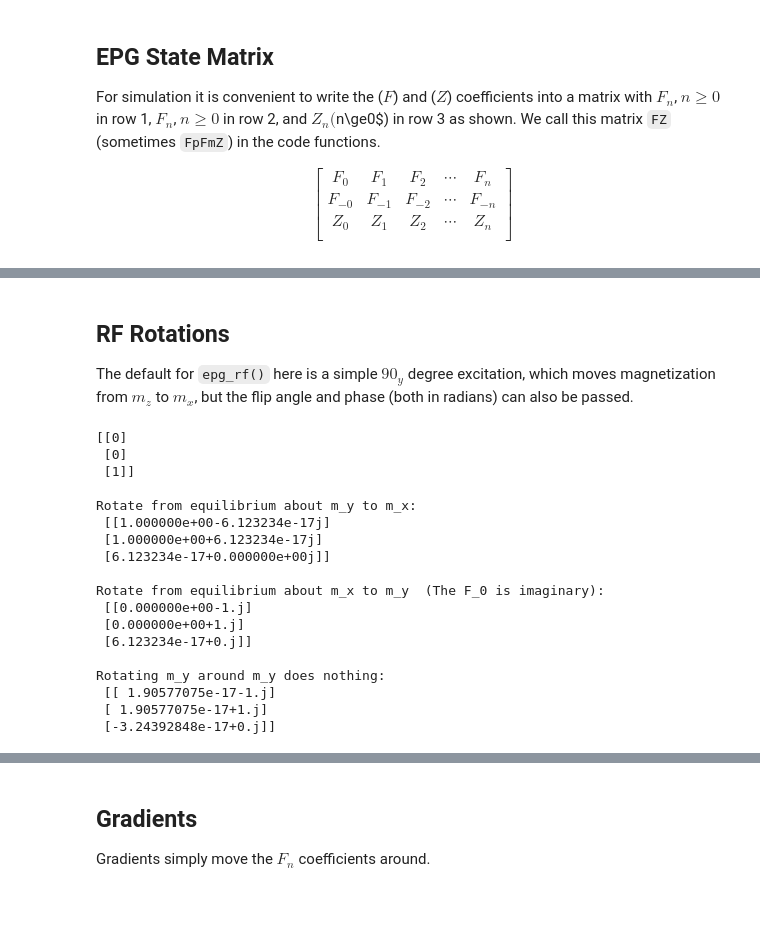
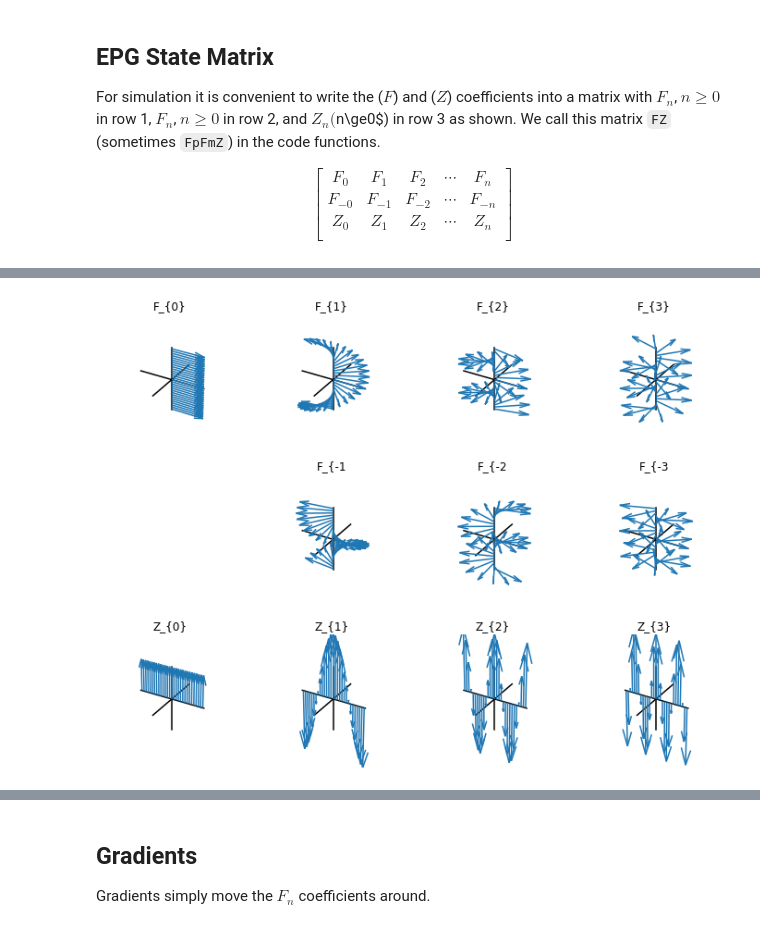
Before and after one commit to mribri999/MRSignalsSeqs, a Jupyter notebook: Python/Rad 229 - Extended Phase Graphs (EPGs) Tutorial.ipynb, the cells around one changed output, grey strips where cells are left out. Saved outputs shown, nothing was run; the diff lists cells and outputs as text; code cells hidden in the pictures; blank space fills up the shorter version.

```diff
--- a/Python/Rad 229 - Extended Phase Graphs (EPGs) Tutorial.ipynb
+++ b/Python/Rad 229 - Extended Phase Graphs (EPGs) Tutorial.ipynb
@@ -45,31 +44,14 @@ mrs.epg_show(FZ,19)
-# %% [markdown]
-## RF Rotations
-The default for `epg_rf()` here is a simple $90_y$ degree excitation, which moves magnetization from $m_z$ to $m_x$, but the flip angle and phase (both in radians) can also be passed.
-# %%
-FZ = np.array([[0],[0],[1]])    # Equilibrium magnetization, along m_z
-print(FZ)
-FZ = mrs.epg_rf(FZ)             # 90 rotation along m_y
-print("\nRotate from equilibrium about m_y to m_x:\n", FZ)
-FZ = mrs.epg_rf(alpha=90.,phi=0.)
-print("\nRotate from equilibrium about m_x to m_y  (The F_0 is imaginary):\n", FZ)
-FZ = mrs.epg_rf(FZ,67.,90.)
-print("\nRotating m_y around m_y does nothing:\n", FZ)
-# %% [output]
-[[0]
- [0]
- [1]]
-
-Rotate from equilibrium about m_y to m_x:
- [[1.000000e+00-6.123234e-17j]
- [1.000000e+00+6.123234e-17j]
- [6.123234e-17+0.000000e+00j]]
-
-Rotate from equilibrium about m_x to m_y  (The F_0 is imaginary):
- [[0.000000e+00-1.j]
- [0.000000e+00+1.j]
- [6.123234e-17+0.j]]
-
-Rotating m_y around m_y does nothing:
- [[ 1.90577075e-17-1.j]
- [ 1.90577075e-17+1.j]
- [-3.24392848e-17+0.j]]
+# %%
+# -- We just want to show ALL basis vectors here, so set all to 1.
+FZ = np.ones((3,4))
+#FZ = np.array([[0.5,0.5],[0.5,0.3],[0.2,0.2]])
+
+# -- Show all the states.
+#   Note that we skip showing the full magnetization
+#   because it is much greater than 1 in this "hyperpolarized(!)" example.
+
+mrs.epg_show(FZ,29,skipfull=True)
+
+plt.rcParams["figure.figsize"] = (20,10)
+# %% [output]
+[figure, added]
```
Also changed, not shown: parts of 10 cells of this notebook, 1 other file.
